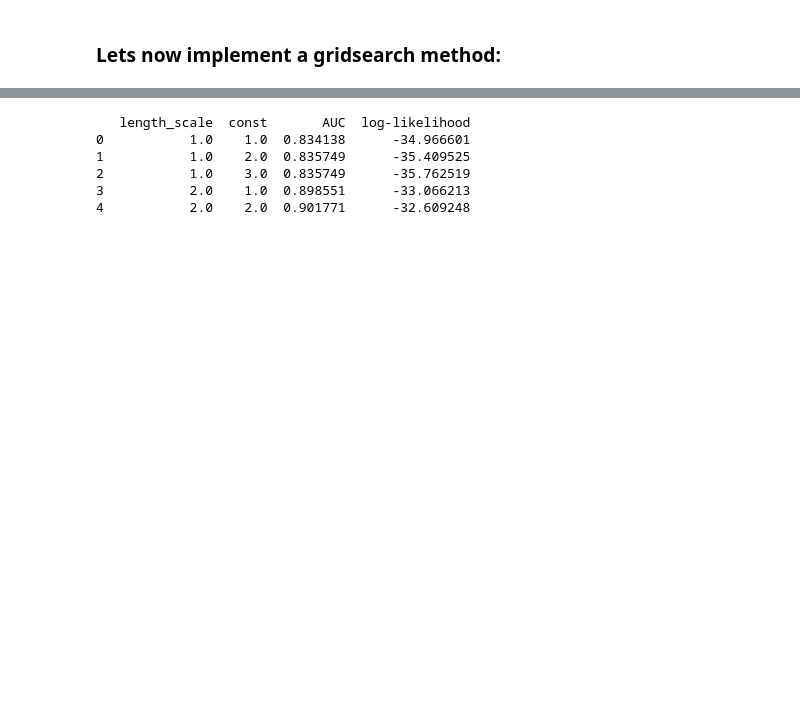
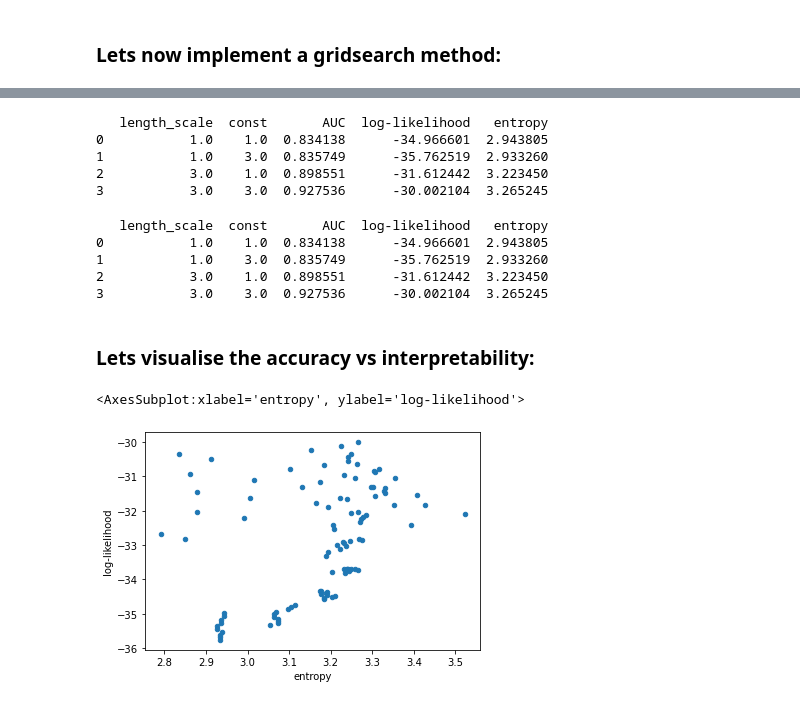
Before and after one commit to JGolub99/Future-of-work, a Jupyter notebook: ONET_18-10-21/skills_analysis2.ipynb, the cells around one changed output, grey strips where cells are left out. Saved outputs shown, nothing was run; the diff lists cells and outputs as text; code cells hidden in the pictures; blank space fills up the shorter version.

Commit message:
Added entropy to df and visualised results

```diff
--- a/ONET_18-10-21/skills_analysis2.ipynb
+++ b/ONET_18-10-21/skills_analysis2.ipynb
@@ -591,0 +567,12 @@ print(entropy)
+# %%
+#Lets create a function that does all of this:
+
+def calc_entropy(gpc,X_test,y_test):
+    r = permutation_importance(gpc,X_test,y_test,n_repeats=30,random_state=0)
+    temp = abs(r.importances_mean)
+    tempnew = temp/sum(temp)
+    vector1 = np.array(tempnew)
+    vector2 = np.array(log_calc(abs(r.importances_mean)))
+    return -1*np.dot(vector1,vector2)
+
+calc_entropy(gpc,X_test,y_test)
@@ -626,15 +592,15 @@ gridsearchdf
 # %%
 #Lets try manually creating the functions:
 
-n_lengthscale = 3
-n_const = 3
+n_lengthscale = 2
+n_const = 2
 
 #The above values control the number of different hyperparaemters we want to test on
 
 lengthscale = np.linspace(1,3.0,n_lengthscale)
 const = np.linspace(1,3.0,n_const)
 
-resultsdf = pd.DataFrame({'length_scale':[0.0]*(n_lengthscale*n_const),'const':[0.0]*(n_lengthscale*n_const),'AUC':[0.0]*(n_lengthscale*n_const),"log-likelihood":[0.0]*(n_lengthscale*n_const)})
+resultsdf = pd.DataFrame({'length_scale':[0.0]*(n_lengthscale*n_const),'const':[0.0]*(n_lengthscale*n_const),'AUC':[0.0]*(n_lengthscale*n_const),"log-likelihood":[0.0]*(n_lengthscale*n_const),"entropy":[0.0]*(n_lengthscale*n_const)})
 
 iteration = 0
 
@@ -643,22 +609,49 @@ for i in lengthscale:
         kernel = j*RBF(i)
         gpc = GaussianProcessClassifier(kernel=kernel,optimizer=None).fit(X, Y)
 
-        y_probas = cross_val_predict(gpc,X_train,y_train,cv=5,method="predict_proba")
-        y_scores = y_probas[:,1]
-        resultsdf.iloc[iteration]['AUC'] = float(roc_auc_score(y_train,y_scores))
+        #y_probas = cross_val_predict(gpc,X_train,y_train,cv=5,method="predict_proba")
+        #y_scores = y_probas[:,1]
+        resultsdf.iloc[iteration]['AUC'] = calc_AUC(gpc,X_train,y_train)
 
         resultsdf.iloc[iteration]['log-likelihood'] = gpc.log_marginal_likelihood(theta=None, eval_gradient=False, clone_kernel=True)
 
         resultsdf.iloc[iteration]['length_scale'] = i
         resultsdf.iloc[iteration]['const'] = j
 
+
+        resultsdf.iloc[iteration]['entropy'] = calc_entropy(gpc,X_test,y_test)
+
+
+        #r = permutation_importance(gpc,X_test,y_test,n_repeats=30,random_state=0)
+        #temp = abs(r.importances_mean)
+        #tempnew = temp/sum(temp)
+        #vector1 = np.array(tempnew)
+        #vector2 = np.array(log_calc(abs(r.importances_mean)))
+        #resultsdf.iloc[iteration]['entropy'] = -1*np.dot(vector1,vector2)
+
         iteration+=1
 
 print(resultsdf.head())
 # %% [output]
-   length_scale  const       AUC  log-likelihood
-0           1.0    1.0  0.834138      -34.966601
-1           1.0    2.0  0.835749      -35.409525
-2           1.0    3.0  0.835749      -35.762519
-3           2.0    1.0  0.898551      -33.066213
-4           2.0    2.0  0.901771      -32.609248
+   length_scale  const       AUC  log-likelihood   entropy
+0           1.0    1.0  0.834138      -34.966601  2.943805
+1           1.0    3.0  0.835749      -35.762519  2.933260
+2           3.0    1.0  0.898551      -31.612442  3.223450
+3           3.0    3.0  0.927536      -30.002104  3.265245
+# %%
+print(resultsdf.tail())
+# %% [output]
+   length_scale  const       AUC  log-likelihood   entropy
+0           1.0    1.0  0.834138      -34.966601  2.943805
+1           1.0    3.0  0.835749      -35.762519  2.933260
+2           3.0    1.0  0.898551      -31.612442  3.223450
+3           3.0    3.0  0.927536      -30.002104  3.265245
+# %% [markdown]
+### Lets visualise the accuracy vs interpretability:
+# %%
+import matplotlib.pyplot as plt
+
+resultsdf.plot.scatter(x="entropy",y="log-likelihood")
+# %% [output]
+<AxesSubplot:xlabel='entropy', ylabel='log-likelihood'>
+[figure, added]
```
Also changed, not shown: parts of 11 cells of this notebook.
